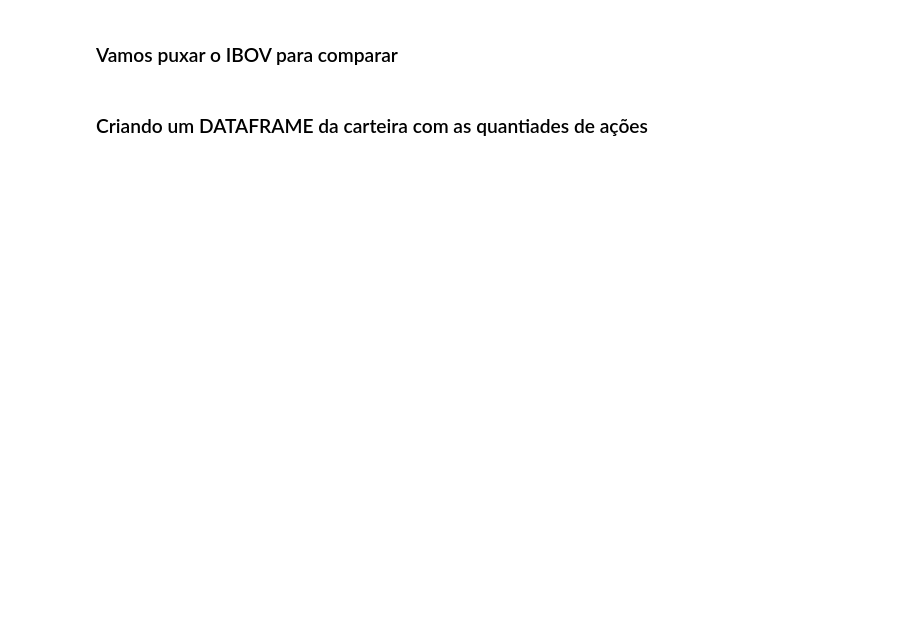
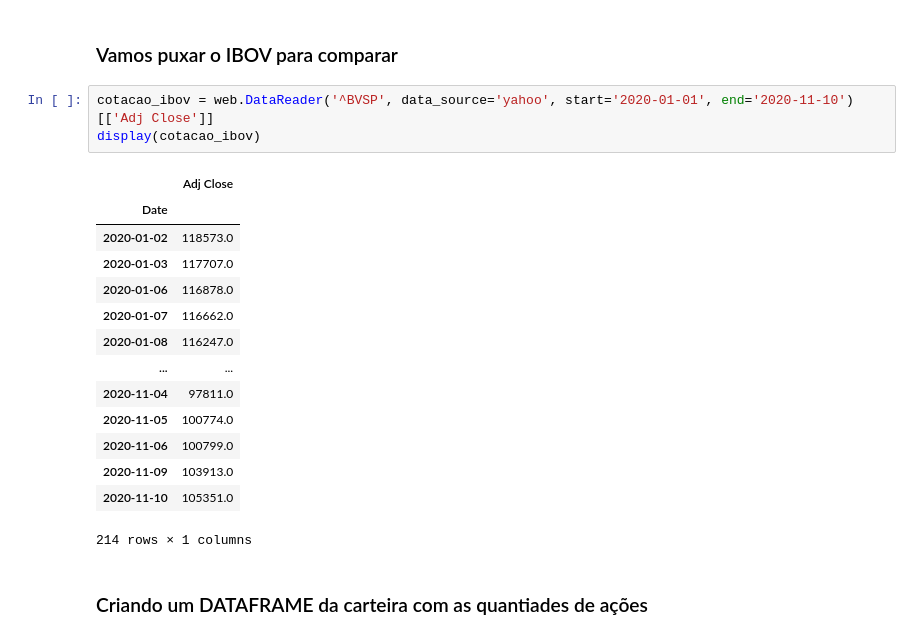
Before and after one commit to DouglasCarvalhoPereira/python, a Jupyter notebook: PYTHON APLICADO AO MERCADO FINANCEIRO/PYTHON E FINANÇAS 2.ipynb, the cells around one changed output. Saved outputs shown, nothing was run; the diff lists cells and outputs as text; blank space fills up the shorter version.

```diff
--- a/PYTHON APLICADO AO MERCADO FINANCEIRO/PYTHON E FINANÇAS 2.ipynb
+++ b/PYTHON APLICADO AO MERCADO FINANCEIRO/PYTHON E FINANÇAS 2.ipynb
@@ -111,4 +91,22 @@ carteira_x2.plot(figsize=(15,5))
 # %% [markdown]
 ### Vamos puxar o IBOV para comparar
+# %%
+cotacao_ibov = web.DataReader('^BVSP', data_source='yahoo', start='2020-01-01', end='2020-11-10')[['Adj Close']]
+display(cotacao_ibov)
+# %% [output]
+|  | Adj Close |
+| Date |  |
+| 2020-01-02 | 118573.0 |
+| 2020-01-03 | 117707.0 |
+| 2020-01-06 | 116878.0 |
+| 2020-01-07 | 116662.0 |
+| 2020-01-08 | 116247.0 |
+| ... | ... |
+| 2020-11-04 | 97811.0 |
+| 2020-11-05 | 100774.0 |
+| 2020-11-06 | 100799.0 |
+| 2020-11-09 | 103913.0 |
+| 2020-11-10 | 105351.0 |
+214 rows × 1 columns
 # %% [markdown]
 ### Criando um DATAFRAME da carteira com as quantiades de ações
```
Also changed, not shown: parts of 12 cells of this notebook.
